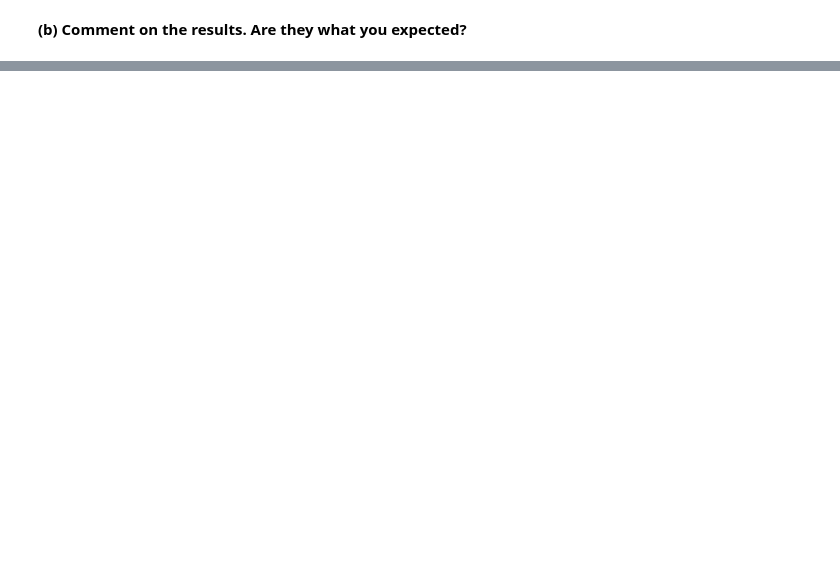
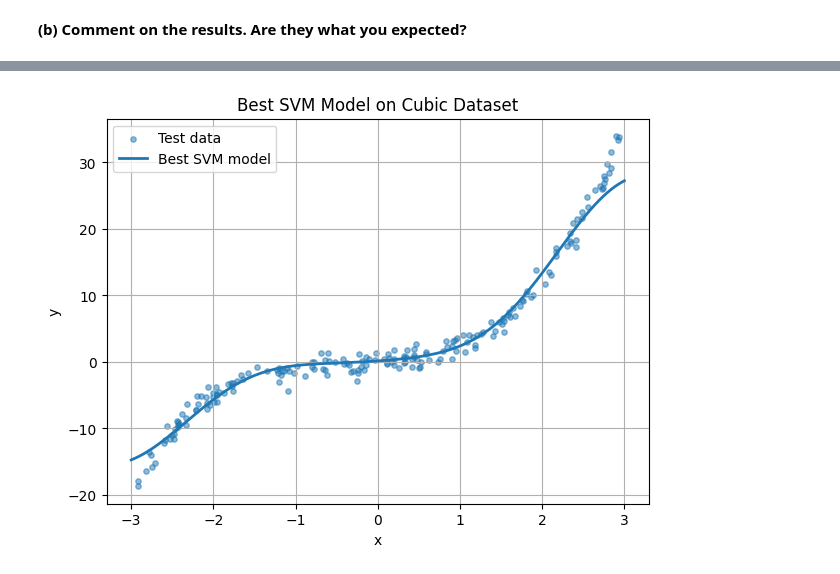
Before and after one commit to saltyypringle/CITS5508-Assignments, a Jupyter notebook: Assignment_1_Dipika_Choudhury.ipynb, the cells around one changed output, grey strips where cells are left out. Cells and saved outputs as stored; diff of their text form; code cells hidden in the pictures; blank space fills up the shorter version.

```diff
--- a/Assignment_1_Dipika_Choudhury.ipynb
+++ b/Assignment_1_Dipika_Choudhury.ipynb
@@ -553,0 +586,22 @@ Best cross-validation score: -1.9862415186880096
+# %%
+from sklearn.metrics import mean_squared_error, mean_absolute_error, r2_score
+import pandas as pd
+import matplotlib.pyplot as plt
+
+# best model from grid search
+best_cubic_svr = cubic_grid_search.best_estimator_
+
+# test set predictions
+y_cubic_test_pred = best_cubic_svr.predict(x_cubic_test)
+
+# evaluation metrics
+cubic_test_mse = mean_squared_error(y_cubic_test, y_cubic_test_pred)
+cubic_test_mae = mean_absolute_error(y_cubic_test, y_cubic_test_pred)
+cubic_test_r2 = r2_score(y_cubic_test, y_cubic_test_pred)
+
+test_results = pd.DataFrame({
+    "Metric": ["MSE", "MAE", "R-squared"],
+    "Value": [cubic_test_mse, cubic_test_mae, cubic_test_r2]
+}).round(4)
+
+test_results
@@ -553,0 +621,18 @@ Best cross-validation score: -1.9862415186880096
+# %%
+plt.figure(figsize=(7, 5))
+
+plt.scatter(x_cubic_test.ravel(), y_cubic_test, alpha=0.5, s=15, label="Test data")
+
+x_plot_grid = np.linspace(-3, 3, 500).reshape(-1, 1)
+y_plot_best = best_cubic_svr.predict(x_plot_grid)
+
+plt.plot(x_plot_grid.ravel(), y_plot_best, linewidth=2, label="Best SVM model")
+
+plt.xlabel("x")
+plt.ylabel("y")
+plt.title("Best SVM Model on Cubic Dataset")
+plt.grid(True)
+plt.legend()
+plt.show()
+# %% [output]
+[figure, added]
```
Also changed, not shown: parts of 29 cells of this notebook.
